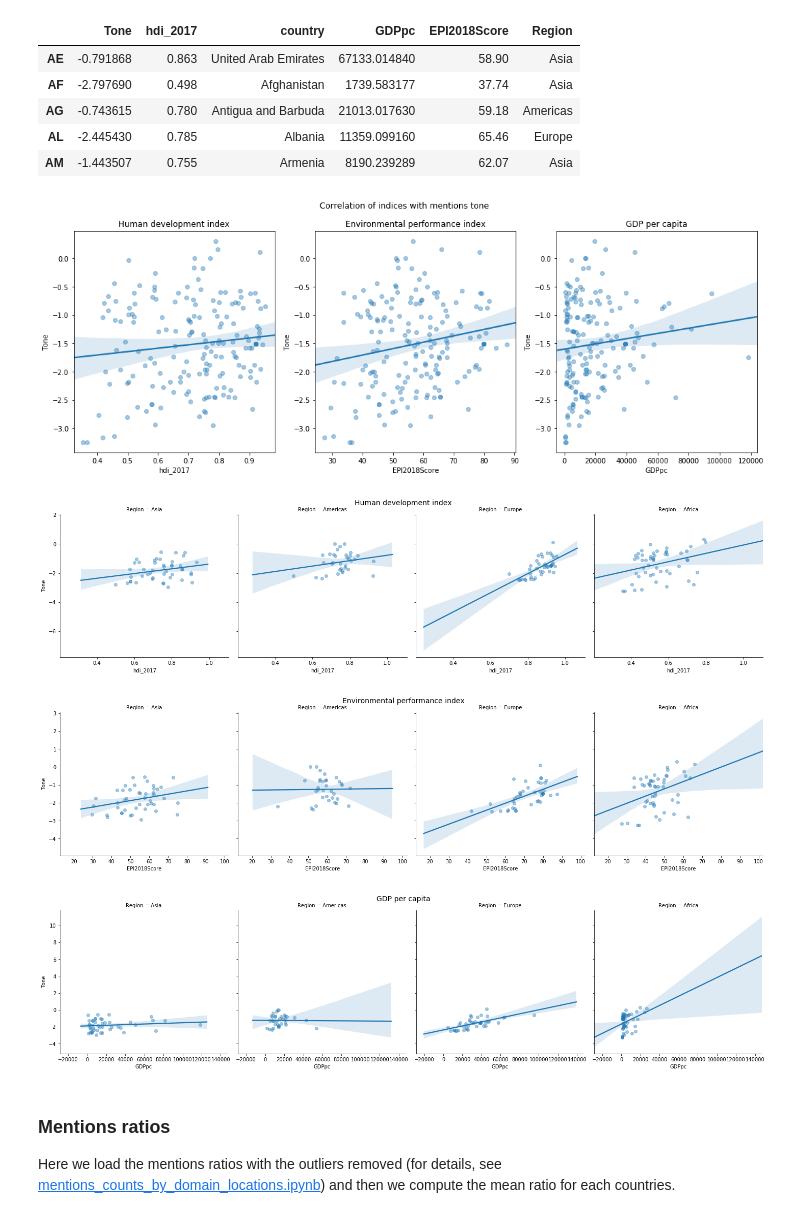
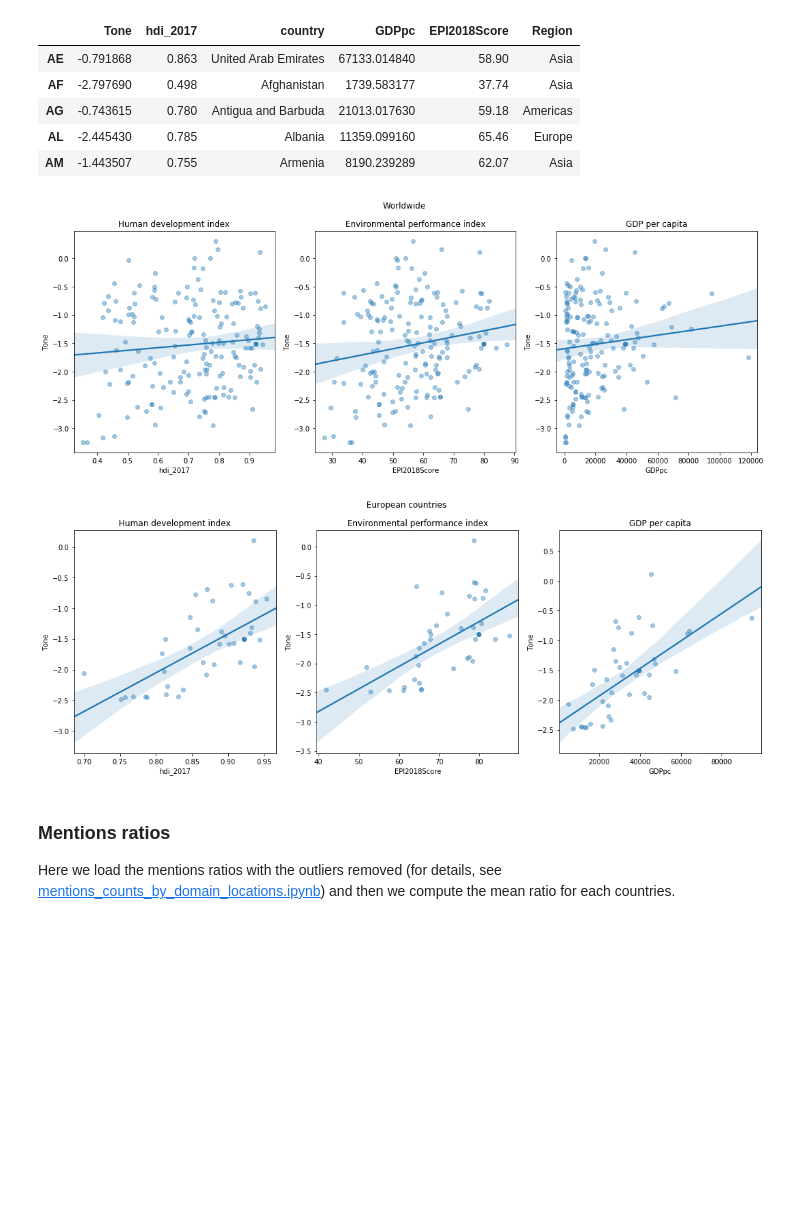
Before and after one commit to damlobster/ada2018, a Jupyter notebook: src/local/correlations/mentions_ratios_correlations.ipynb, the cells around one changed output. Drawn from its saved outputs; the diff is of its cells as text; code cells hidden in the pictures; blank space fills up the shorter version.

Commit message:
correlation plot for report

```diff
--- a/src/local/correlations/mentions_ratios_correlations.ipynb
+++ b/src/local/correlations/mentions_ratios_correlations.ipynb
@@ -102,7 +102,7 @@ external_data.head(5)
 # %% [markdown]
 # Plot linear regressions
 # %%
-def plot_worldwide(data, feature, title, robust):
+def plot_regressions(data, feature, title, robust):
     plt.figure(figsize=(18,6))
     plt.suptitle(title)
     plt.subplot(131, title="Human development index")
@@ -153,17 +142,15 @@ tones_joined.head(5)
 | AL | -2.445430 | 0.785 | Albania | 11359.099160 | 65.46 | Europe |
 | AM | -1.443507 | 0.755 | Armenia | 8190.239289 | 62.07 | Asia |
 # %%
-robust = False
+robust = True
 # %%
-plot_worldwide(tones_joined, "Tone", "Correlation of indices with mentions tone", robust=robust)
+plot_regressions(tones_joined, "Tone", "Worldwide", robust=robust)
 # %% [output]
-[figure, old version]
+[figure, new version]
 # %%
-plot_by_regions(tones_joined, "Tone", robust=robust)
+plot_regressions(tones_joined[tones_joined.Region=="Europe"], "Tone", "European countries", robust=robust)
 # %% [output]
-[figure, old version]
+[figure, new version]
-[figure, removed]
-[figure, removed]
 # %% [markdown]
 ### Mentions ratios
 
```
Also changed, not shown: parts of 8 cells of this notebook, 1 other file.
